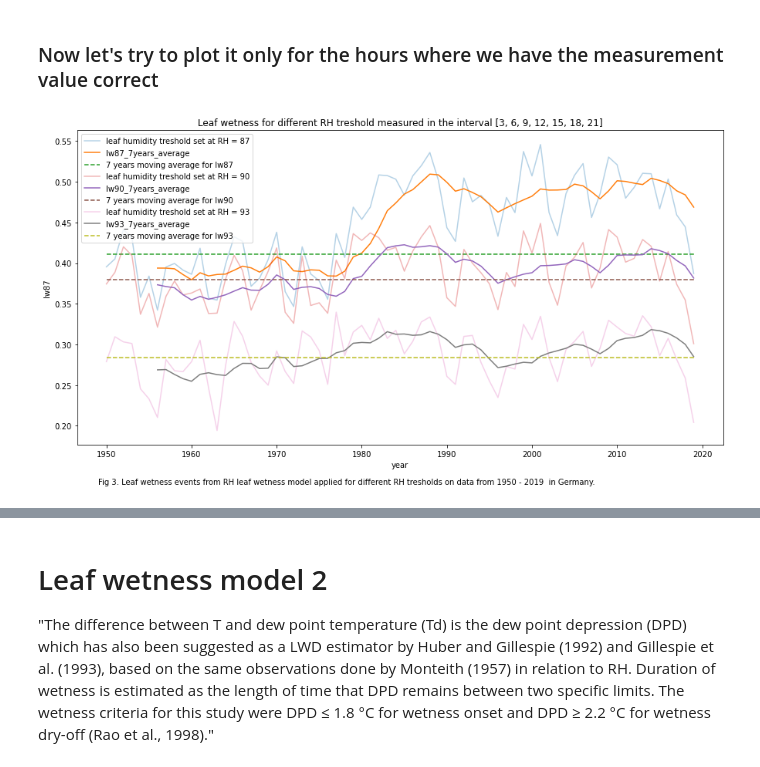
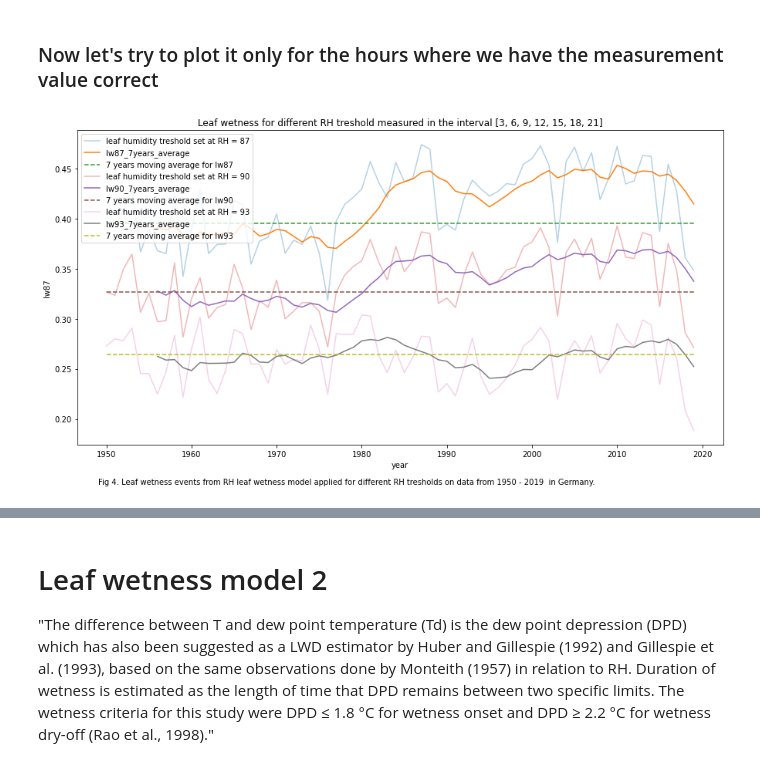
Before and after one commit to serbanradulescu/master_thesis, a Jupyter notebook: project.ipynb, the cells around one changed output, grey strips where cells are left out. Cells and saved outputs as stored; diff of their text form; code cells hidden in the pictures.

```diff
--- a/project.ipynb
+++ b/project.ipynb
@@ -188,12 +188,11 @@ From 1980, the data is measured more constantly. The variation in the RH analysi
 # %%
 plot_lw_RHt(df_moisture,
             thresholds=[87,90,93],
             start_dd_mm=wheat_sawing_date, end_dd_mm=wheat_harvest_date,
             hist_start=1950,hist_end=1985,
-            months=[12,1,2,3,4],
             hours=[3,6,9,12,15,18,21],
             moving_average=7,
 
             )
 # %% [output]
-[figure, old version]
+[figure, new version]
```
Also changed, not shown: parts of 10 cells of this notebook, 1 other file.
